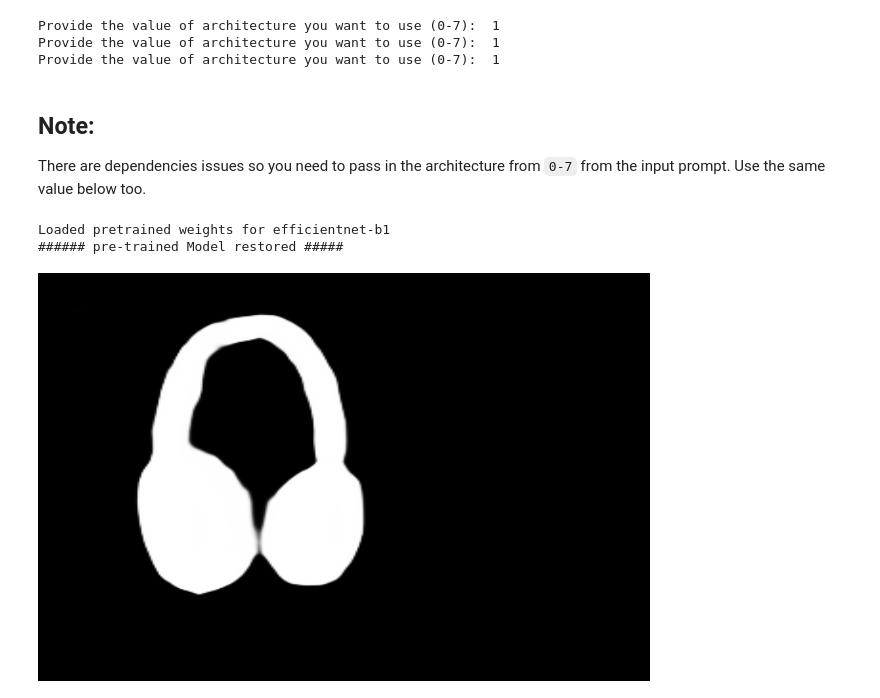
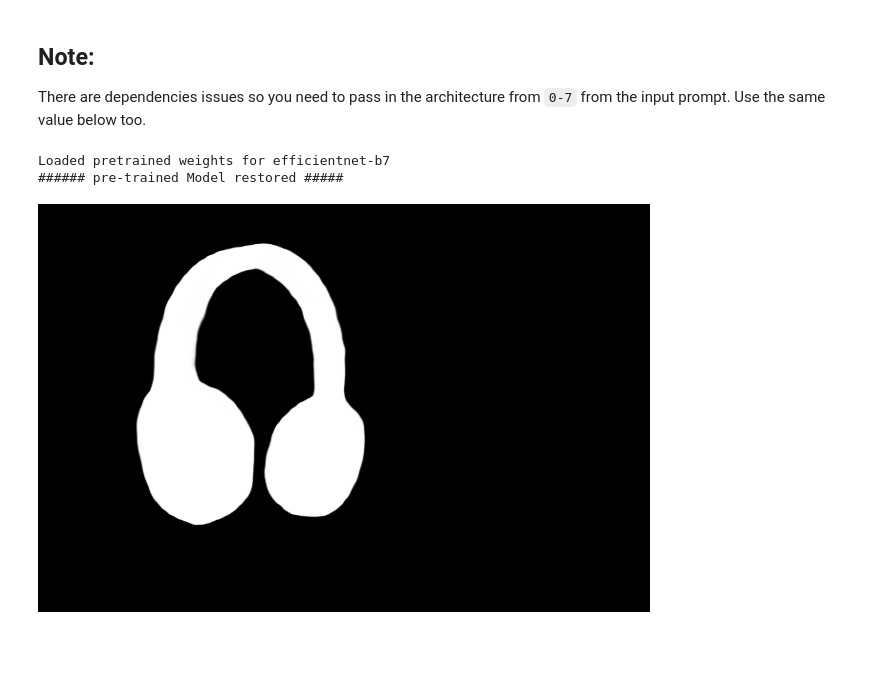
Before and after one commit to Karel911/TRACER, a Jupyter notebook: Demo.ipynb, the cells around one changed output. Drawn from its saved outputs; the diff is of its cells as text; code cells hidden in the pictures; blank space fills up the shorter version.

Commit message:
config changed.pass read 'arch' from file now

```diff
--- a/Demo.ipynb
+++ b/Demo.ipynb
@@ -1,27 +23,24 @@
 # %%
+arch = 7 # Architecture you want to use. input from 0-7
+with open ('./arch.txt', 'w') as f: f.write(str(arch))
+
 from inference_demo_helper import *
 from config import DummyArgs
 from PIL import Image
-
-#`!pip install -r requirements.txt`
-# %% [output]
-Provide the value of architecture you want to use (0-7):  1
-Provide the value of architecture you want to use (0-7):  1
-Provide the value of architecture you want to use (0-7):  1
 # %% [markdown]
 ## Note:
 There are dependencies issues so you need to pass in the architecture from `0-7` from the input prompt. Use the same value below too.
 # %%
-args = DummyArgs(arch = 1) # Follow procedure and it'll work awesome for all the 8 i.e 0-7 models
+args = DummyArgs(arch = arch)
 inf_class = Inference(args)
 # %% [output]
-Loaded pretrained weights for efficientnet-b1
+Loaded pretrained weights for efficientnet-b7
 ###### pre-trained Model restored #####
 # %%
 image = "https://media.istockphoto.com/photos/stylish-blue-headphones-on-multi-colored-duo-tone-background-lighting-picture-id1175355990?k=20&m=1175355990&s=612x612&w=0&h=LX5kcpZKWyJQA_Kh5Ub9EwDNpGtAimGr2AePNQJPYxE="
-mask = inf_class.test(image) # You can pass any of the following: numpy array of RGB image, image URL, image, path or Pillow Image
+mask, img = inf_class.test(image) # You can pass any of the following: numpy array of RGB image, image URL, image, path or Pillow Image
 mask_image = Image.fromarray(mask)
 
 mask_image
 # %% [output]
-[figure, old version]
+[figure, new version]
```
Also changed, not shown: parts of 2 cells of this notebook, 2 other files.
